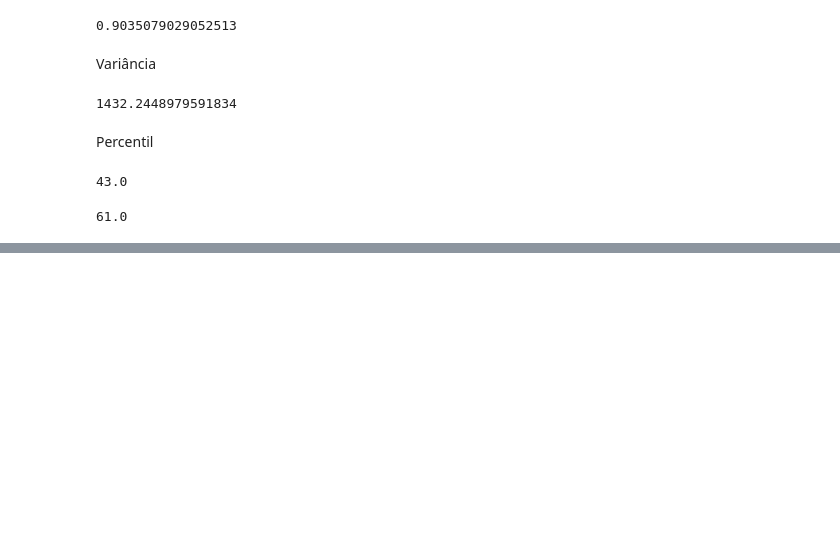
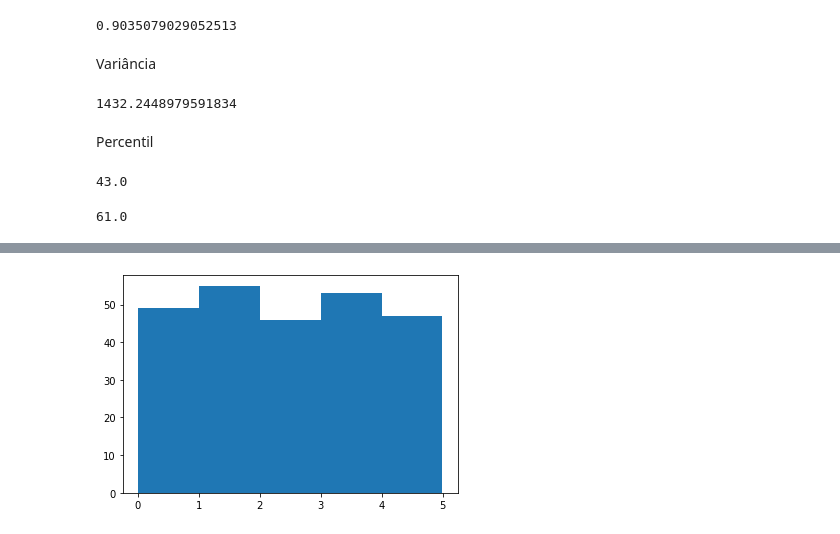
Before and after one commit to batista7557/Estatistica-basica-e-machine-learning, a Jupyter notebook: Machine_Learning.ipynb, the cells around one changed output, grey strips where cells are left out. Cells and saved outputs as stored; diff of their text form; code cells hidden in the pictures; blank space fills up the shorter version.

```diff
--- a/Machine_Learning.ipynb
+++ b/Machine_Learning.ipynb
@@ -63,0 +70,5 @@ print(percentil90)
+# %%
+#Criando grandes datasets
+dataset = numpy.random.uniform(0.0, 5.0, 250)
+
+print(dataset)
@@ -63,0 +93,5 @@ print(percentil90)
+# %%
+plt.hist(dataset, 5)
+plt.show()
+# %% [output]
+[figure, added]
```
Also changed, not shown: parts of 35 cells of this notebook.
